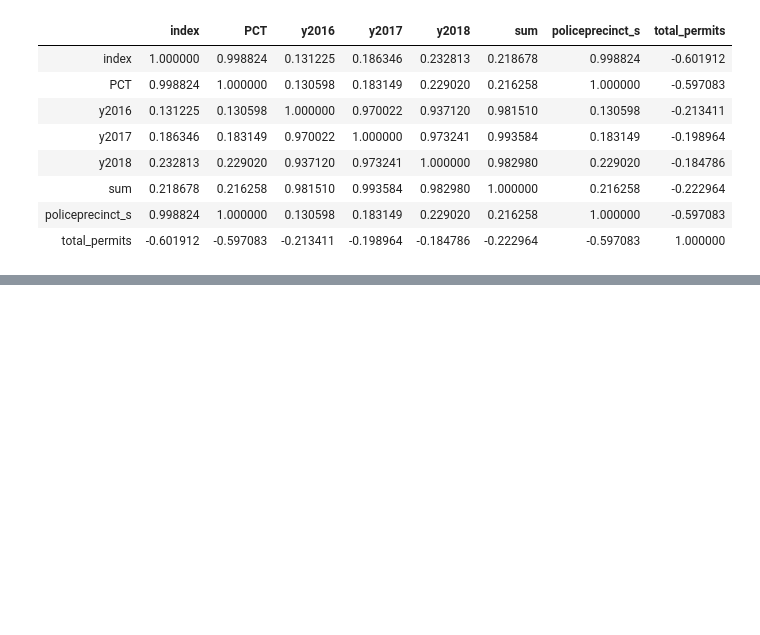
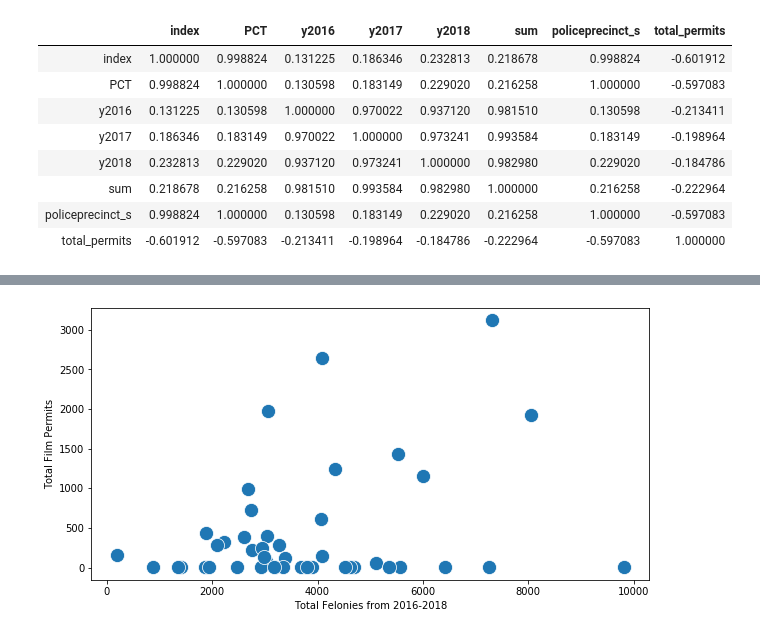
Before and after one commit to triolinho/stats_project, a Jupyter notebook: project_nb.ipynb, the cells around one changed output, grey strips where cells are left out. Saved outputs shown, nothing was run; the diff lists cells and outputs as text; code cells hidden in the pictures; blank space fills up the shorter version.

Commit message:
added graphs

```diff
--- a/project_nb.ipynb
+++ b/project_nb.ipynb
@@ -996,0 +1168,8 @@ misdemeanor_film_df.corr(method='pearson')
+# %%
+fig, ax = plt.subplots(figsize=(10,5))
+sns.scatterplot(felony_film_df['sum'], felony_film_df['total_permits'], s=200)
+plt.xlabel('Total Felonies from 2016-2018')
+plt.ylabel('Total Film Permits')
+plt.show()
+# %% [output]
+[figure, added]
```
Also changed, not shown: parts of 34 cells of this notebook, 5 other files.
